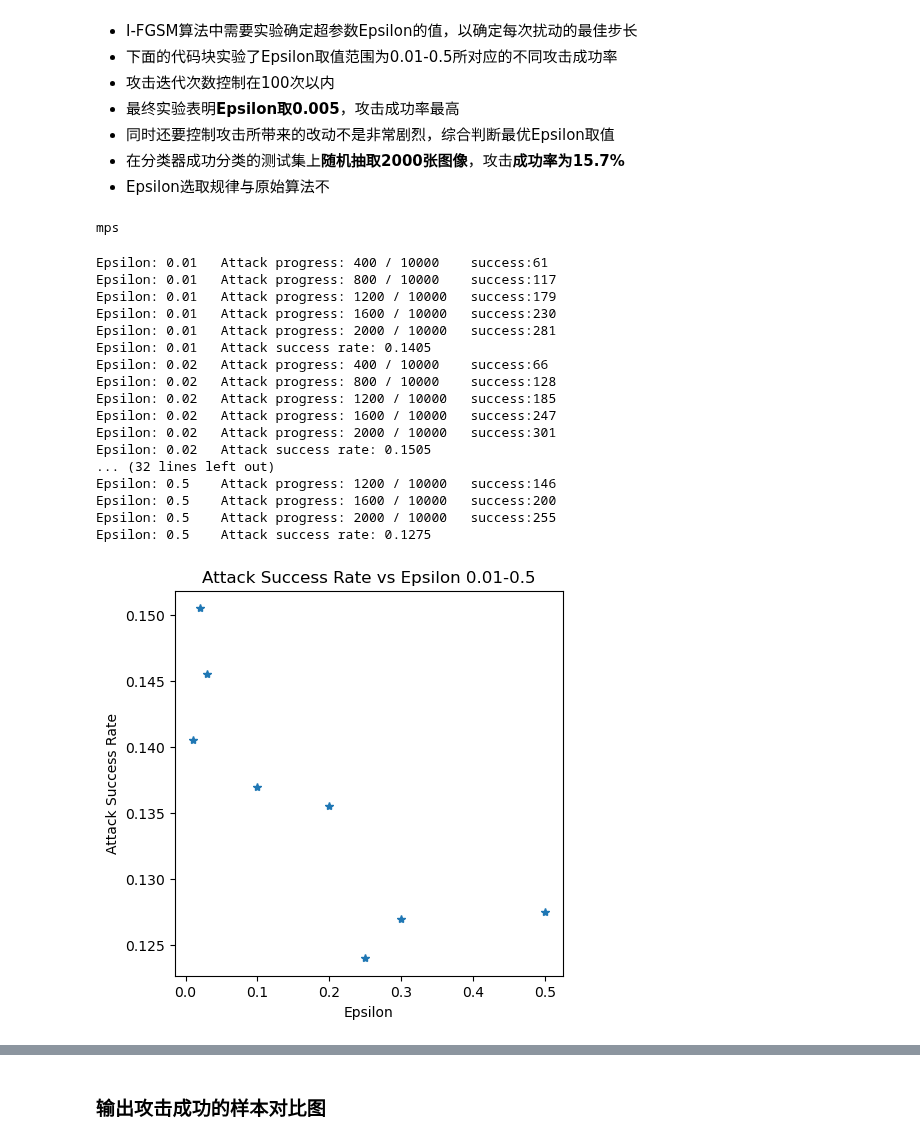
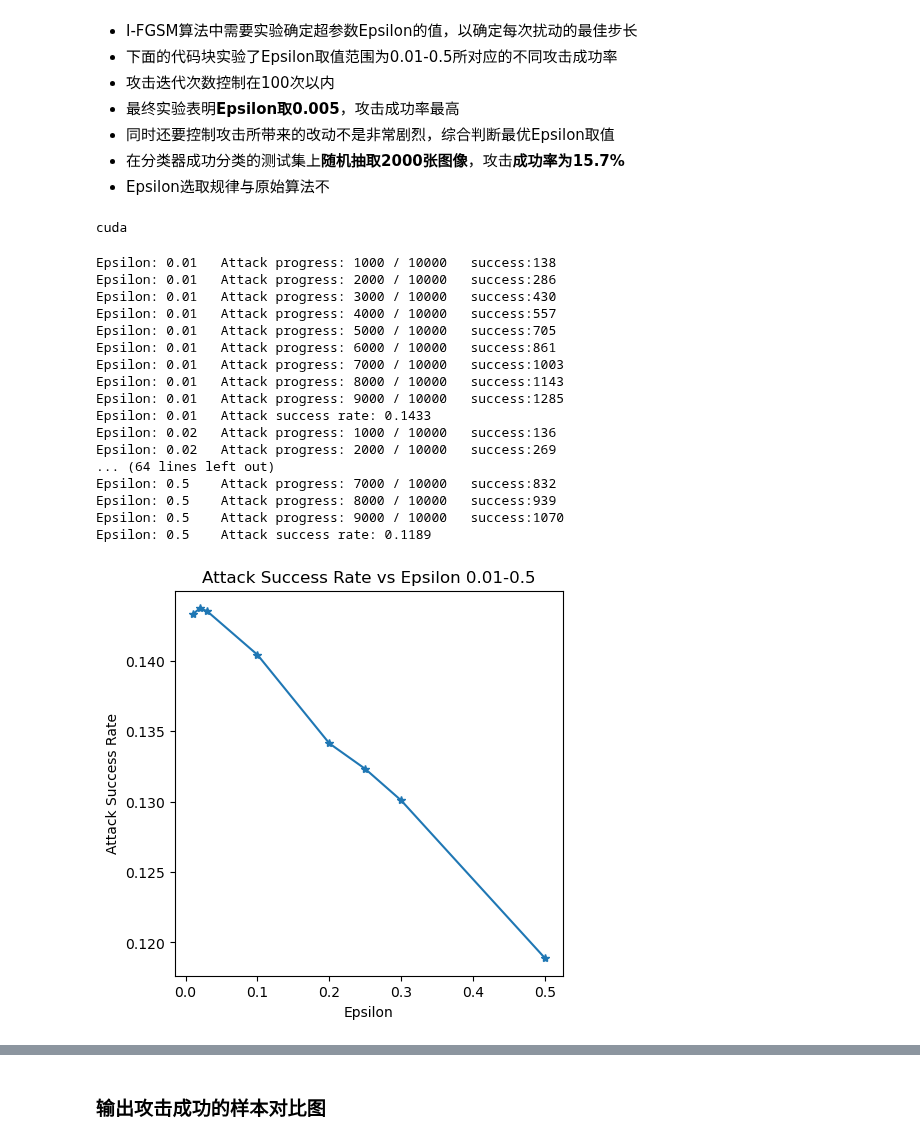
Before and after one commit to AkexStar/LiGe-DeepLearning-PKUCourse, a Jupyter notebook: homework-2/code/white-attack.ipynb, the cells around one changed output, grey strips where cells are left out. Drawn from its saved outputs; the diff is of its cells as text; code cells hidden in the pictures.

```diff
--- a/homework-2/code/white-attack.ipynb
+++ b/homework-2/code/white-attack.ipynb
@@ -83,10 +83,10 @@ def test(model, device, test_loader, epsilon):
             success_num += 1
             adv_examples.append((data, perturbed_data, target))
         # 打印进度信息
-        if correct % 400 == 0:
+        if correct % 1000 == 0:
             print(f"Epsilon: {epsilon}\tAttack progress: {correct} / {len(test_loader)}\tsuccess:{success_num}")
-        if correct == 2000:
-            break
+        # if correct == 2000:
+            # break
     # 计算攻击成功率
     attack_acc = success_num / float(correct)
     print(f"Epsilon: {epsilon}\tAttack success rate: {attack_acc:.4f}")
@@ -101,52 +101,52 @@ examples = []
 
 # 加载模型
 model = torchvision.models.resnet34(weights=None, num_classes=10)
 model.conv1 = nn.Conv2d(1, 64, kernel_size=3, stride=1, padding=1, bias=False)
 model.fc = nn.Linear(model.fc.in_features, 10)  # 更改最后一层全连接层
 model.load_state_dict(torch.load('../checkpoints/checkpoint-60-93.71.pt', map_location=device))
 model.to(device)
 # 对模型进行测试和攻击
 
 for eps in epsilons:
     acc, ex = test(model, device, test_loader, eps)
     attack_accs.append(acc)
     examples.append(ex)
     if not os.path.exists('../attack_data'):
         os.makedirs('../attack_data')
     torch.save(ex, f'../attack_data/eps-{eps:.2f}-ASR-{acc:.2f}.pt')
 
 
 torch.save(examples, '../attack_data/attack_examples.pt')
 
 
 plt.figure(figsize=(5,5))
 plt.plot(epsilons, attack_accs, "*-")
 # plt.yticks(np.arange(0, 1.1, step=0.1))
 # plt.xticks(np.arange(0, .35, step=0.05))
 plt.title("Attack Success Rate vs Epsilon 0.01-0.5")
 plt.xlabel("Epsilon")
 plt.ylabel("Attack Success Rate")
 plt.show()
 # %% [output]
-mps
+cuda
-Epsilon: 0.01   Attack progress: 400 / 10000    success:61
-Epsilon: 0.01   Attack progress: 800 / 10000    success:117
-Epsilon: 0.01   Attack progress: 1200 / 10000   success:179
-Epsilon: 0.01   Attack progress: 1600 / 10000   success:230
-Epsilon: 0.01   Attack progress: 2000 / 10000   success:281
-Epsilon: 0.01   Attack success rate: 0.1405
-Epsilon: 0.02   Attack progress: 400 / 10000    success:66
-Epsilon: 0.02   Attack progress: 800 / 10000    success:128
-Epsilon: 0.02   Attack progress: 1200 / 10000   success:185
-Epsilon: 0.02   Attack progress: 1600 / 10000   success:247
-Epsilon: 0.02   Attack progress: 2000 / 10000   success:301
-Epsilon: 0.02   Attack success rate: 0.1505
-... (32 lines left out)
-Epsilon: 0.5    Attack progress: 1200 / 10000   success:146
-Epsilon: 0.5    Attack progress: 1600 / 10000   success:200
-Epsilon: 0.5    Attack progress: 2000 / 10000   success:255
-Epsilon: 0.5    Attack success rate: 0.1275
+Epsilon: 0.01   Attack progress: 1000 / 10000   success:138
+Epsilon: 0.01   Attack progress: 2000 / 10000   success:286
+Epsilon: 0.01   Attack progress: 3000 / 10000   success:430
+Epsilon: 0.01   Attack progress: 4000 / 10000   success:557
+Epsilon: 0.01   Attack progress: 5000 / 10000   success:705
+Epsilon: 0.01   Attack progress: 6000 / 10000   success:861
+Epsilon: 0.01   Attack progress: 7000 / 10000   success:1003
+Epsilon: 0.01   Attack progress: 8000 / 10000   success:1143
+Epsilon: 0.01   Attack progress: 9000 / 10000   success:1285
+Epsilon: 0.01   Attack success rate: 0.1433
+Epsilon: 0.02   Attack progress: 1000 / 10000   success:136
+Epsilon: 0.02   Attack progress: 2000 / 10000   success:269
+... (64 lines left out)
+Epsilon: 0.5    Attack progress: 7000 / 10000   success:832
+Epsilon: 0.5    Attack progress: 8000 / 10000   success:939
+Epsilon: 0.5    Attack progress: 9000 / 10000   success:1070
+Epsilon: 0.5    Attack success rate: 0.1189
-[figure, old version]
+[figure, new version]
 # %% [markdown]
 ![Attack Success Rate vs Epsilon 0.01-0.5](../images/White%20Attack%20Success%20Rate%20vs%20Epsilon%200.01-0.5.png)
 # %%
```
Also changed, not shown: parts of 4 cells of this notebook.
